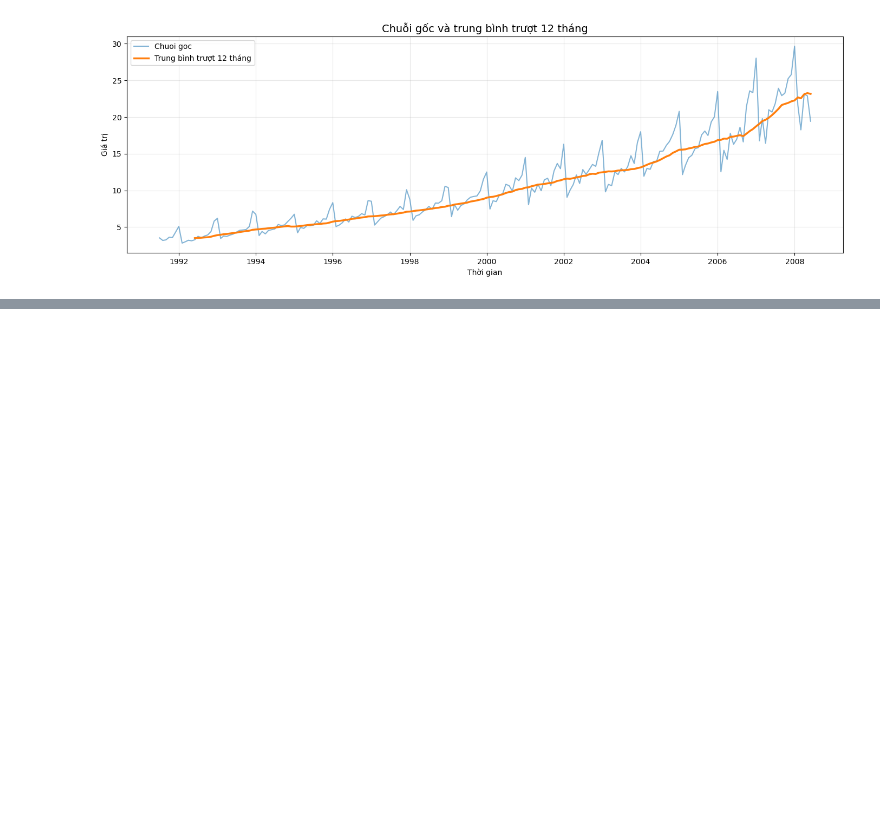
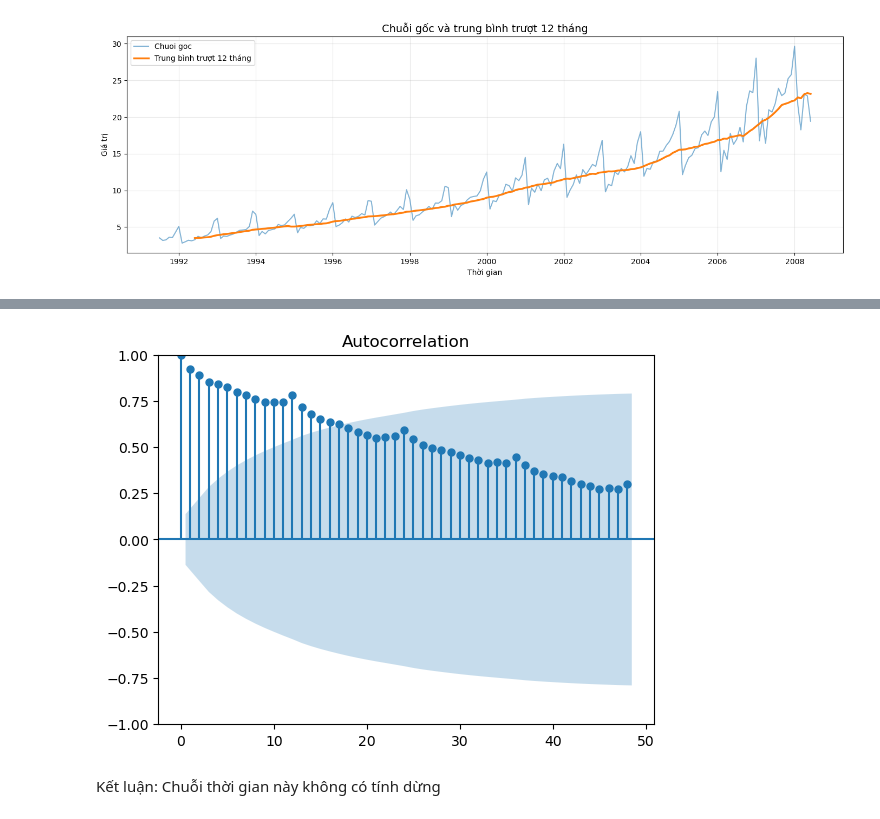
Before and after one commit to HoraCompany-VN/Times-Series-Gr3, a Jupyter notebook: Lab2/BT_Normal/src/Lab2_Normal.ipynb, the cells around one changed output, grey strips where cells are left out. Cells and saved outputs as stored; diff of their text form; code cells hidden in the pictures; blank space fills up the shorter version.

```diff
--- a/Lab2/BT_Normal/src/Lab2_Normal.ipynb
+++ b/Lab2/BT_Normal/src/Lab2_Normal.ipynb
@@ -181,0 +221,6 @@ Có thể tiếp tục dựa trên đồ thị chuỗi gốc và trung bình the
+# %%
+fig = tsaplots.plot_acf(df, lags=48) # 4 năm
+# %% [output]
+[figure, added]
+# %% [markdown]
+Kết luận: Chuỗi thời gian này không có tính dừng
```
Also changed, not shown: parts of 24 cells of this notebook.
